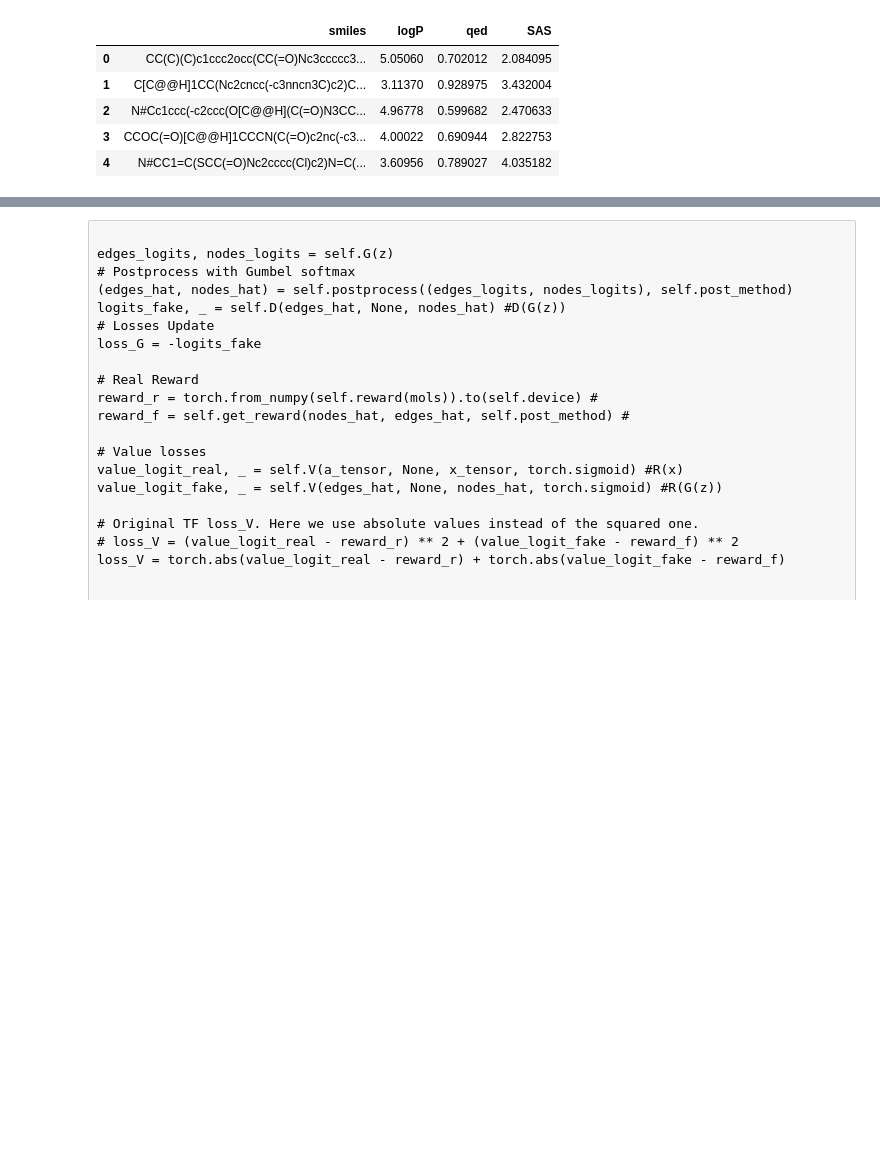
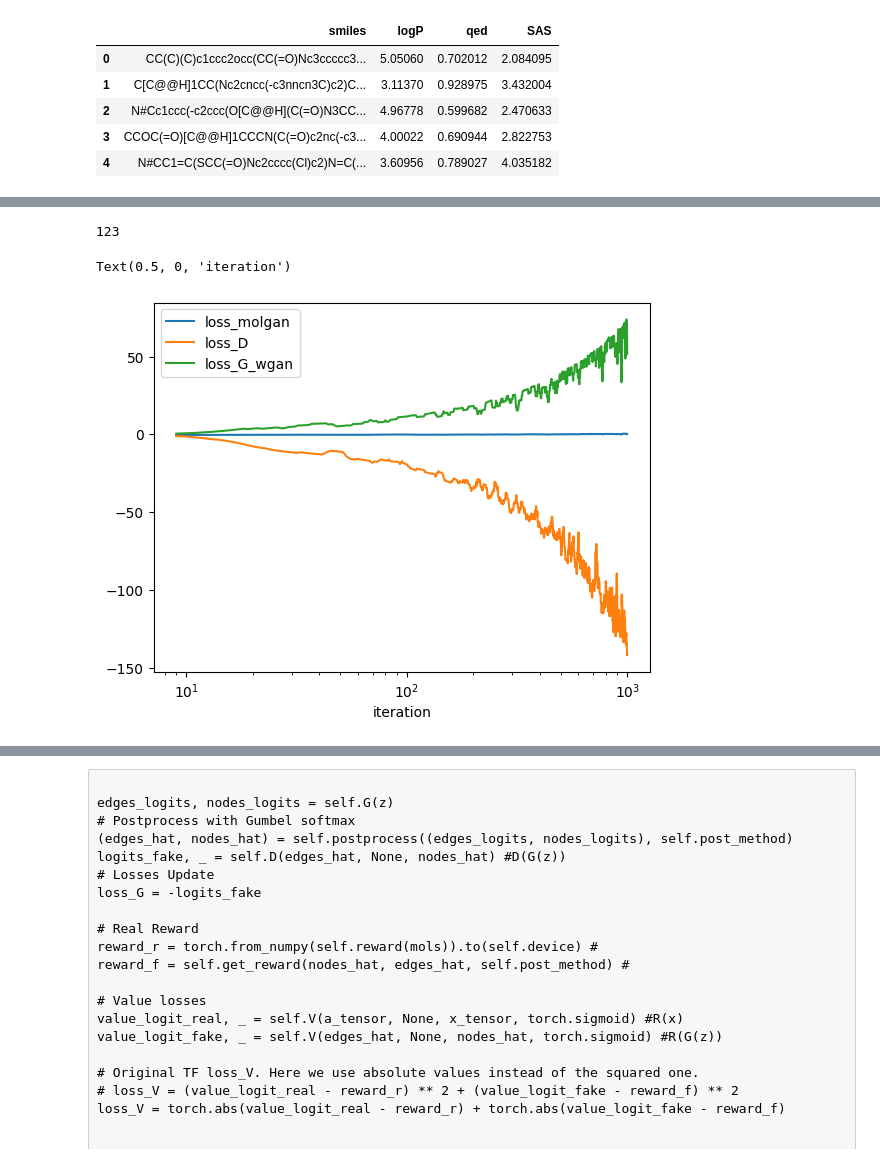
Before and after one commit to UmarZein/MolGAN_Impl, a Jupyter notebook: main.ipynb, the cells around one changed output, grey strips where cells are left out. Saved outputs shown, nothing was run; the diff lists cells and outputs as text; code cells hidden in the pictures; blank space fills up the shorter version.

```diff
--- a/main.ipynb
+++ b/main.ipynb
@@ -292,14 +284,12 @@ R=reload(R)
 Z_DIM=32
 g = G.Generator(Z_DIM, [128, 256, 512], [], [], 9)
 #input_dim, rgcn_dims, i_dims, j_dims, final_mlp_dims
-d = D.Discriminator([128, 64], [128], [128], [128, 4])
-r = R.Rewarder([64, 32], [128,32], [128,32], [16,8])
+d = D.Discriminator([128, 64], [128], [128], [128, 64])
+r = R.Rewarder([128, 64], [128], [128], [128, 64])
 
 #g = G.Generator(32, [128, 256, 512], [], [], 9)
 ##input_dim, rgcn_dims, i_dims, j_dims, final_mlp_dims
 #d = D.Discriminator([128, 256, 128, 128, 64], [128, 64], [128, 64], [128, 64])
 #r = R.Rewarder([128, 256, 128, 128, 64], [128, 64], [128, 64], [128, 64])
 # %%
-solver = Solver(g,d,r,Z_DIM)
+solver = Solver(g,d,r,Z_DIM,lr=1e-3)
-# %%
-solver.train(zinc250k,max_iters=100)
@@ -323,0 +296,2 @@ loss:nan loss_molgan:nan loss_V:0.18 loss_D:nan loss_G_wgan:nan loss_RL:nan
+# %%
+result=solver.train(zinc250k,max_iters=1000)
@@ -323,0 +310,13 @@ loss:nan loss_molgan:nan loss_V:0.18 loss_D:nan loss_G_wgan:nan loss_RL:nan
+# %%
+123
+# %% [output]
+123
+# %%
+result_df=pd.DataFrame(result,index=["loss_molgan", "loss_V", "loss_D", "loss_G_wgan", "loss_RL", "loss_sum"]).T
+ax=result_df.drop(columns=['loss_sum','loss_V','loss_RL']).rolling(window=10).mean().plot()
+ax.set_xscale('log')
+#ax.set_ylim((-8,8))
+ax.set_xlabel("iteration")
+# %% [output]
+Text(0.5, 0, 'iteration')
+[figure, added]
```
Also changed, not shown: parts of 32 cells of this notebook, 3 other files.
